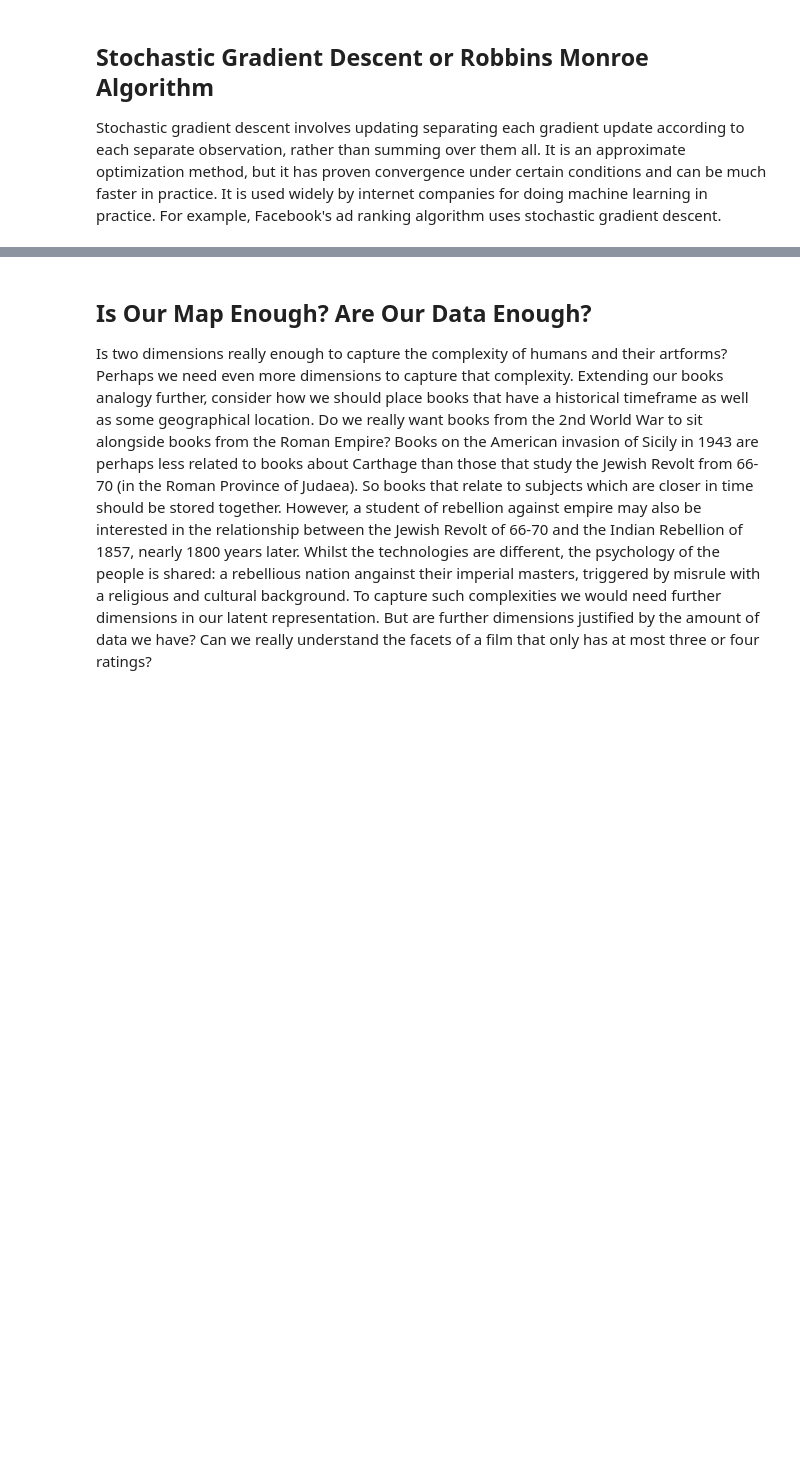
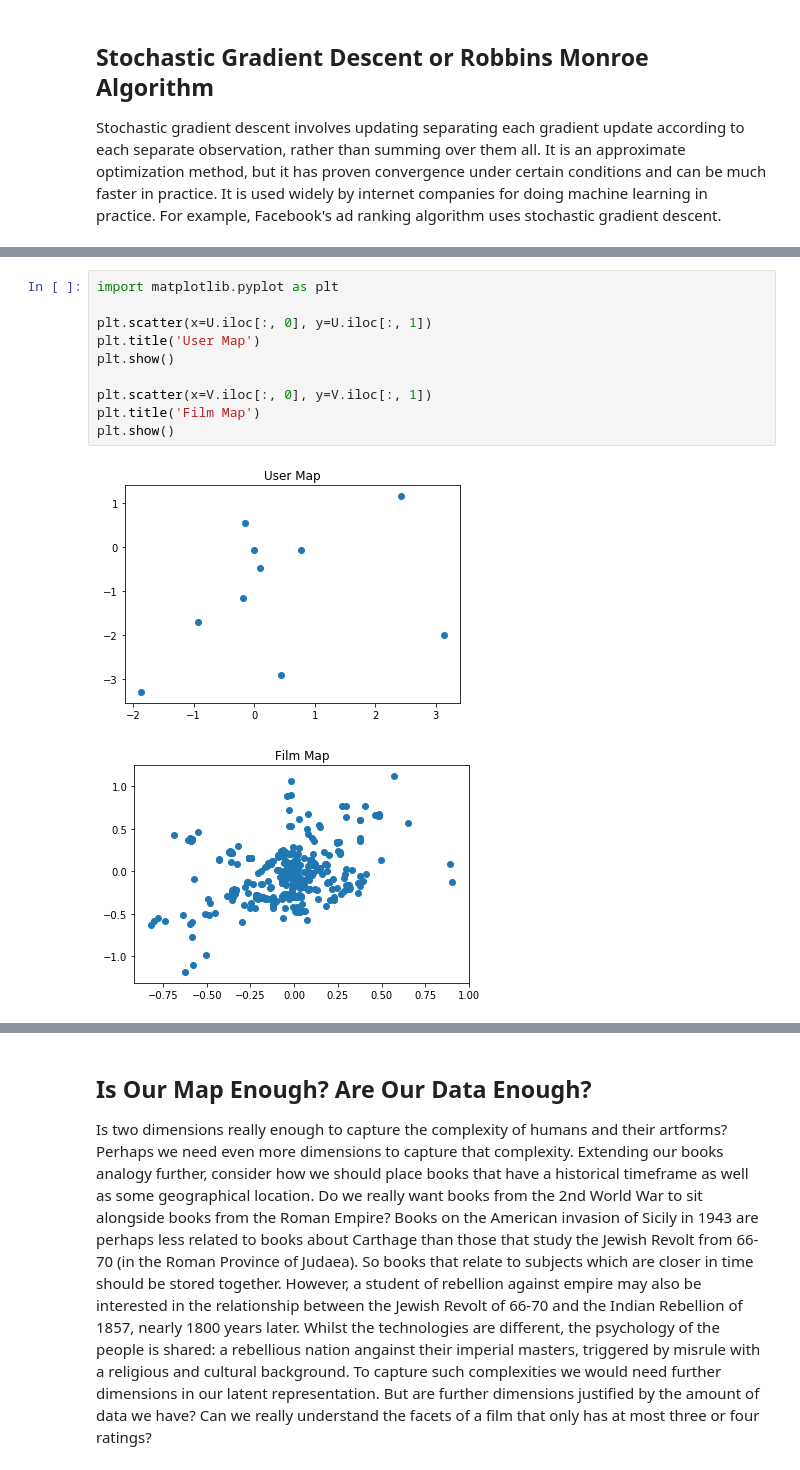
Before and after one commit to tomcdonald/ml-ai, a Jupyter notebook: labs/Lab 2 - Objective Functions.ipynb, the cells around one changed output, grey strips where cells are left out. Saved outputs shown, nothing was run; the diff lists cells and outputs as text; blank space fills up the shorter version.

```diff
--- a/labs/Lab 2 - Objective Functions.ipynb
+++ b/labs/Lab 2 - Objective Functions.ipynb
@@ -441,0 +527,13 @@ Create a stochastic gradient descent version of the algorithm. Monitor the objec
+# %%
+import matplotlib.pyplot as plt
+
+plt.scatter(x=U.iloc[:, 0], y=U.iloc[:, 1])
+plt.title('User Map')
+plt.show()
+
+plt.scatter(x=V.iloc[:, 0], y=V.iloc[:, 1])
+plt.title('Film Map')
+plt.show()
+# %% [output]
+[figure, added]
+[figure, added]
```
Also changed, not shown: parts of 14 cells of this notebook.
